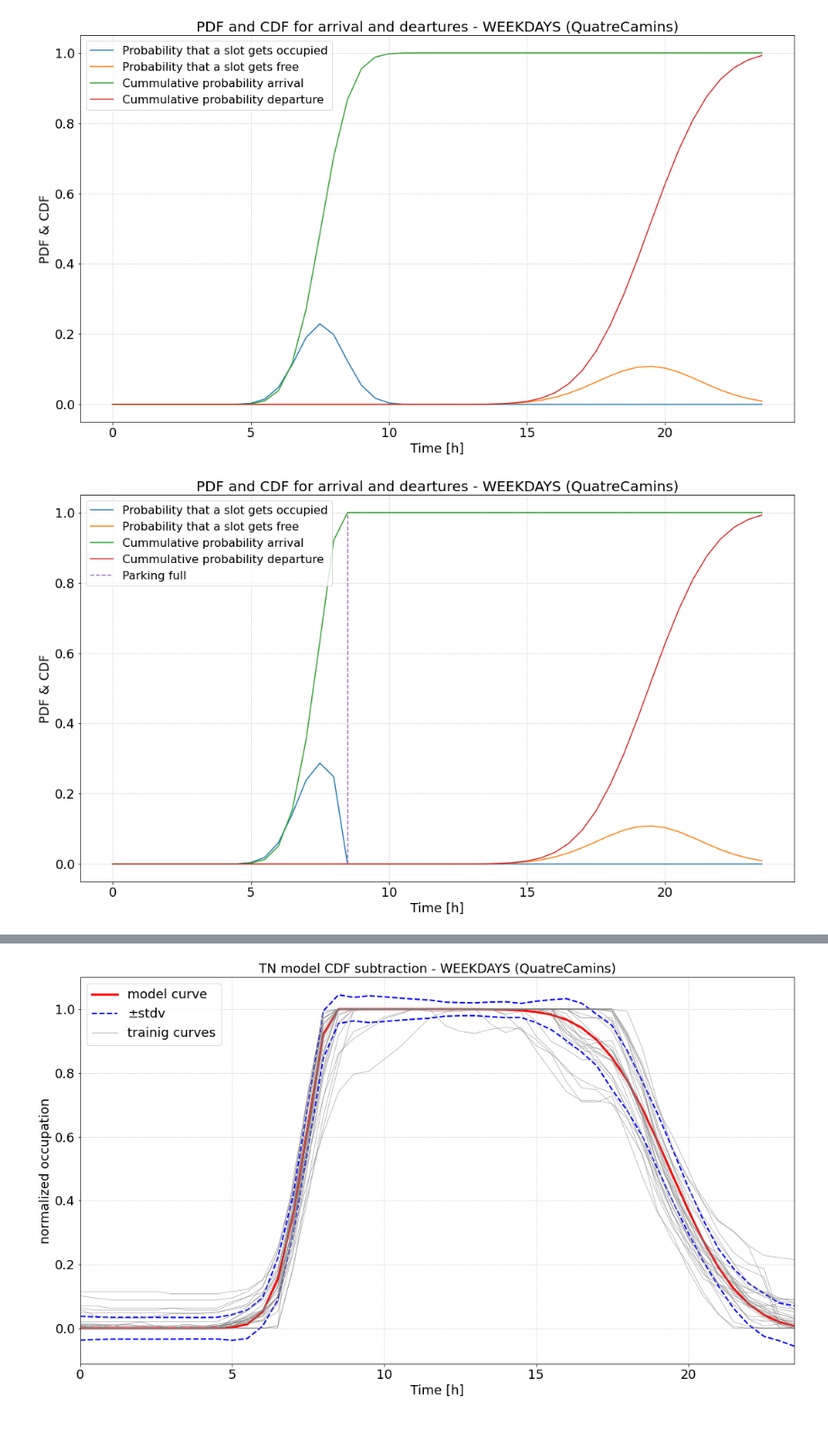
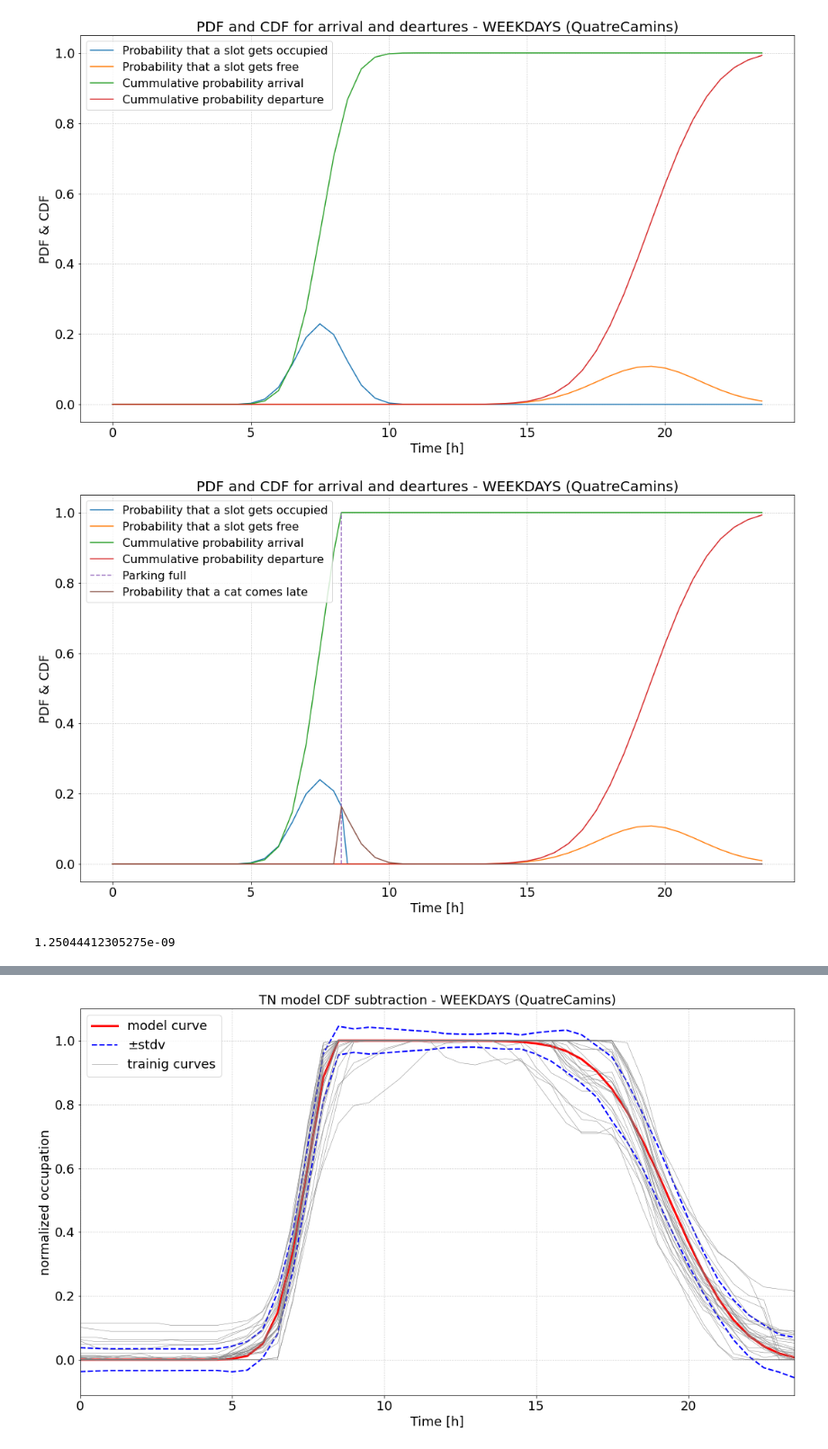
Before and after one commit to aig-upf/car-park, a Jupyter notebook: TN_Normalized_allStations_maxNorm_th_indiv_simplified_load.ipynb, the cells around one changed output, grey strips where cells are left out. Shown at 90% size. Saved outputs shown, nothing was run; the diff lists cells and outputs as text; code cells hidden in the pictures.

Commit message:
added average treshold for prototypes

```diff
--- a/TN_Normalized_allStations_maxNorm_th_indiv_simplified_load.ipynb
+++ b/TN_Normalized_allStations_maxNorm_th_indiv_simplified_load.ipynb
@@ -160,5 +160,7 @@ optimal_params_weekdaytn
 plot_model_tn(optimal_params_weekdaytn.x[0],optimal_params_weekdaytn.x[1],optimal_params_weekdaytn.x[2],optimal_params_weekdaytn.x[3])
 # %% [output]
 [figure]
+# %%
+optimal_params_weekdayth=np.mean(optimal_params_weekdaytn.x[4:])
 # %%
 plot_model_tn_th(optimal_params_weekdaytn.x[0],optimal_params_weekdaytn.x[1],optimal_params_weekdaytn.x[2],
@@ -218,38 +220,54 @@ plt.legend(fontsize=16, loc="upper left");
 # %%
 tn1_wd=tn(time_tn, optimal_params_weekdaytn.x[0], optimal_params_weekdaytn.x[1])
 tn2_wd=tn(time_tn, optimal_params_weekdaytn.x[2], optimal_params_weekdaytn.x[3])
 
 cdf1_wd = tn_cdf(time_tn, optimal_params_weekdaytn.x[0], optimal_params_weekdaytn.x[1])
 
-ix_parking_full= np.argmax(cdf1_wd>optimal_params_weekdaytn.x[4])
-tn1_wd[cdf1_wd>optimal_params_weekdaytn.x[4]] =0
-cdf1_wd[cdf1_wd>optimal_params_weekdaytn.x[4]] = optimal_params_weekdaytn.x[4]
-cdf1_wd = cdf1_wd/optimal_params_weekdaytn.x[4]
+ix_parking_full= np.argmax(cdf1_wd>optimal_params_weekdayth)
+t_parking_full=np.interp(optimal_params_weekdayth,cdf1_wd,time2)
+time2_th=np.insert(time2,ix_parking_full,t_parking_full)
+
+tn1_wd=np.insert(tn1_wd,ix_parking_full,np.interp(t_parking_full,time2,tn1_wd))
+tn1_wd_excees=tn1_wd.copy()
+tn1_wd[ix_parking_full+1:] =0
+tn1_wd_excees[:ix_parking_full] =0
+
+#tn1_wd[cdf1_wd>optimal_params_weekdayth] =0
+#tn1_wd_excees[cdf1_wd<optimal_params_weekdayth] =0
+cdf1_wd[cdf1_wd>optimal_params_weekdayth] = optimal_params_weekdayth
+cdf1_wd_plot=np.insert(cdf1_wd,ix_parking_full,optimal_params_weekdayth)
+
+cdf1_wd = cdf1_wd/optimal_params_weekdayth
+cdf1_wd_plot = cdf1_wd_plot/optimal_params_weekdayth
 
 cdf2_wd = tn_cdf(time_tn, optimal_params_weekdaytn.x[2], optimal_params_weekdaytn.x[3])
+cdf2_wd_plot=np.insert(cdf2_wd,ix_parking_full,np.interp(t_parking_full,time2,cdf2_wd))
 #cdf1_wd = generate_cdf(tn1_wd)
 #cdf2_wd = generate_cdf(tn2_wd)
 
 resta_wd = np.array(cdf1_wd) - np.array(cdf2_wd)
+resta_wd_plot = np.array(cdf1_wd_plot) - np.array(cdf2_wd_plot)
 prototype_math_weekday = resta_wd#/sum(resta_wd)
-
+prototype_math_weekday_plot = resta_wd_plot#/sum(resta_wd)
 #resta_wd_ap= np.array(cdf1_wd_ap) - np.array(cdf2_wd_ap)
 #prototype_math_weekday_ap = resta_wd_ap/sum(resta_wd_ap)
 
 fig = plt.figure(figsize=(18,10))
 plt.title("PDF and CDF for arrival and deartures - WEEKDAYS ("+current_parking+")", fontsize=20)
-plt.plot(time2, tn1_wd/sum(tn1_wd), label="Probability that a slot gets occupied")
+plt.plot(time2_th, tn1_wd/sum(tn1_wd), label="Probability that a slot gets occupied")
 plt.plot(time2, tn2_wd/sum(tn2_wd),  label="Probability that a slot gets free")
-plt.plot(time2, cdf1_wd, label="Cummulative probability arrival")
-plt.plot(time2, cdf2_wd, label="Cummulative probability departure")
-plt.plot(0.5*ix_parking_full*np.array([1, 1]),[0,1],'--',label="Parking full")
+plt.plot(time2_th, cdf1_wd_plot, label="Cummulative probability arrival")
+plt.plot(time2_th, cdf2_wd_plot, label="Cummulative probability departure")
+#plt.plot(0.5*ix_parking_full*np.array([1, 1]),[0,1],'--',label="Parking full")
+plt.plot(t_parking_full*np.array([1, 1]),[0,1],'--',label="Parking full")
+plt.plot(time2_th, tn1_wd_excees/sum(tn1_wd), label="Probability that a cat comes late")
 #plt.plot(time2, cdf1_wd_ap, label="Cummulative probability arrival approx")
 #plt.plot(time2, cdf2_wd_ap, label="Cummulative probability departure approx")
 plt.grid(linestyle='dotted')
 plt.xlabel("Time [h]", fontsize=18)
 plt.ylabel("PDF & CDF", fontsize=18)
 plt.yticks(fontsize=18)
 plt.xticks(fontsize=18)
 plt.legend(fontsize=16, loc="upper left");
 # %% [output]
-[figure, old version]
+[figure, new version]
@@ -255,0 +276,4 @@ plt.legend(fontsize=16, loc="upper left");
+# %%
+np.interp(t_parking_full,time2,cdf2_wd)
+# %% [output]
+1.25044412305275e-09
```
Also changed, not shown: parts of 11 cells of this notebook, 1 other file.
